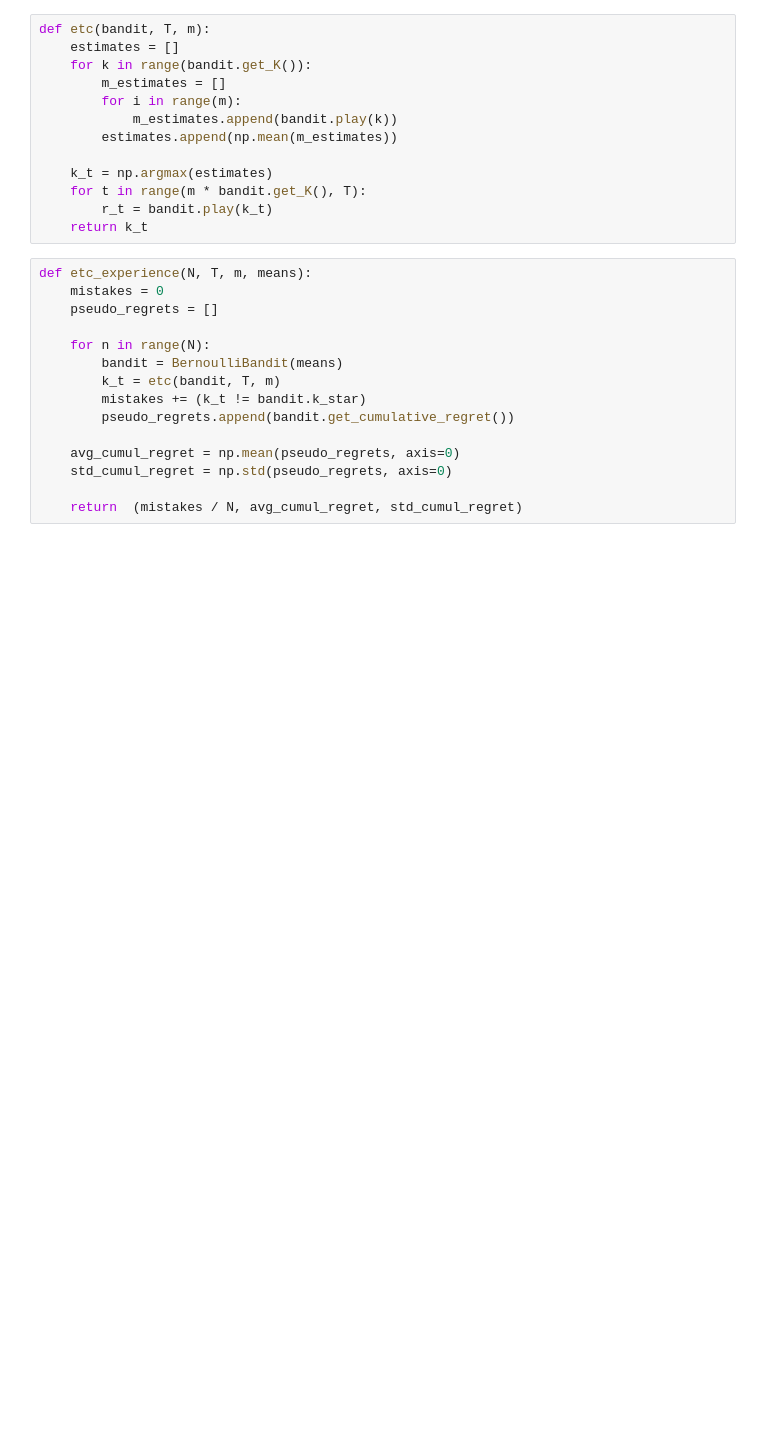
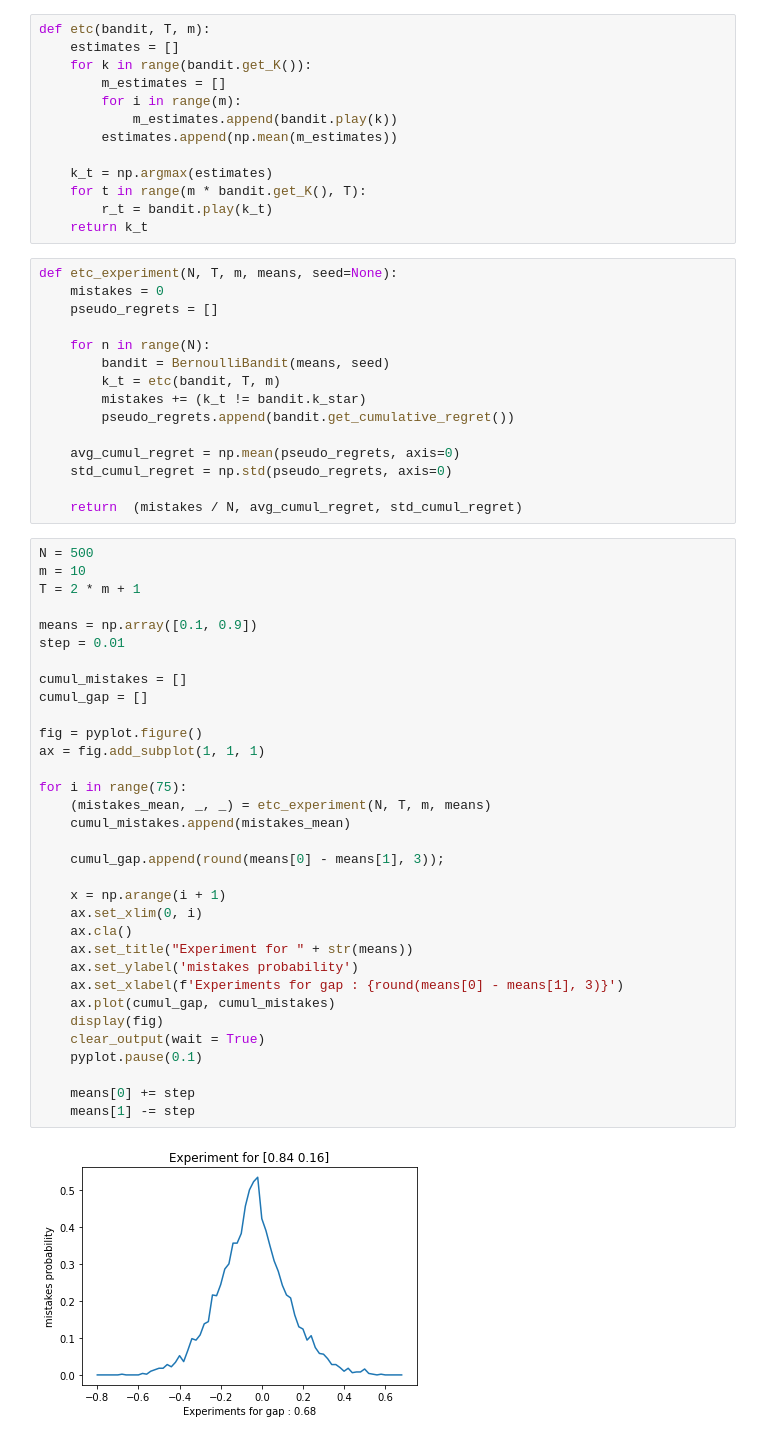
Before and after one commit to vincentmasse/IFT-7201, a Jupyter notebook: exo1/exercice 1.ipynb, the cells around one changed output. Cells and saved outputs as stored; diff of their text form; blank space fills up the shorter version.

```diff
--- a/exo1/exercice 1.ipynb
+++ b/exo1/exercice 1.ipynb
@@ -45,12 +36,12 @@ def etc(bandit, T, m):
         r_t = bandit.play(k_t)
     return k_t
 # %%
-def etc_experience(N, T, m, means):
+def etc_experiment(N, T, m, means, seed=None):
     mistakes = 0
     pseudo_regrets = []
 
     for n in range(N):
-        bandit = BernoulliBandit(means)
+        bandit = BernoulliBandit(means, seed)
         k_t = etc(bandit, T, m)
         mistakes += (k_t != bandit.k_star)
         pseudo_regrets.append(bandit.get_cumulative_regret())
@@ -59,5 +50,40 @@ def etc_experience(N, T, m, means):
     std_cumul_regret = np.std(pseudo_regrets, axis=0)
 
     return  (mistakes / N, avg_cumul_regret, std_cumul_regret)
+# %%
+N = 500
+m = 10
+T = 2 * m + 1
+
+means = np.array([0.1, 0.9])
+step = 0.01
+
+cumul_mistakes = []
+cumul_gap = []
+
+fig = pyplot.figure()
+ax = fig.add_subplot(1, 1, 1)
+
+for i in range(75):
+    (mistakes_mean, _, _) = etc_experiment(N, T, m, means)
+    cumul_mistakes.append(mistakes_mean)
+
+    cumul_gap.append(round(means[0] - means[1], 3));
+
+    x = np.arange(i + 1)
+    ax.set_xlim(0, i)
+    ax.cla()
+    ax.set_title("Experiment for " + str(means))
+    ax.set_ylabel('mistakes probability')
+    ax.set_xlabel(f'Experiments for gap : {round(means[0] - means[1], 3)}')
+    ax.plot(cumul_gap, cumul_mistakes)
+    display(fig)
+    clear_output(wait = True)
+    pyplot.pause(0.1)
+
+    means[0] += step
+    means[1] -= step
+# %% [output]
+[figure, added]
 # %%
 N = 1000
```
Also changed, not shown: parts of 8 cells of this notebook.
